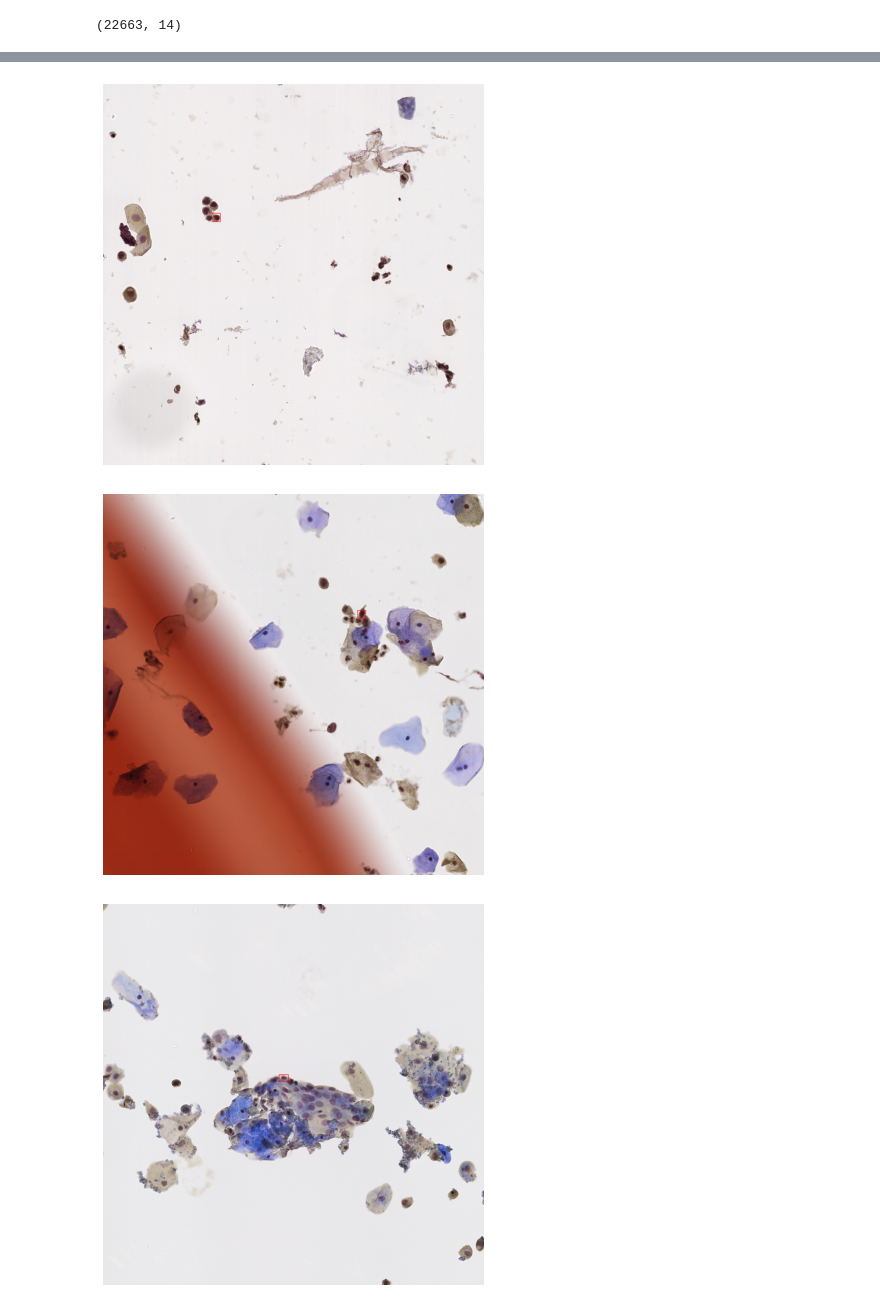
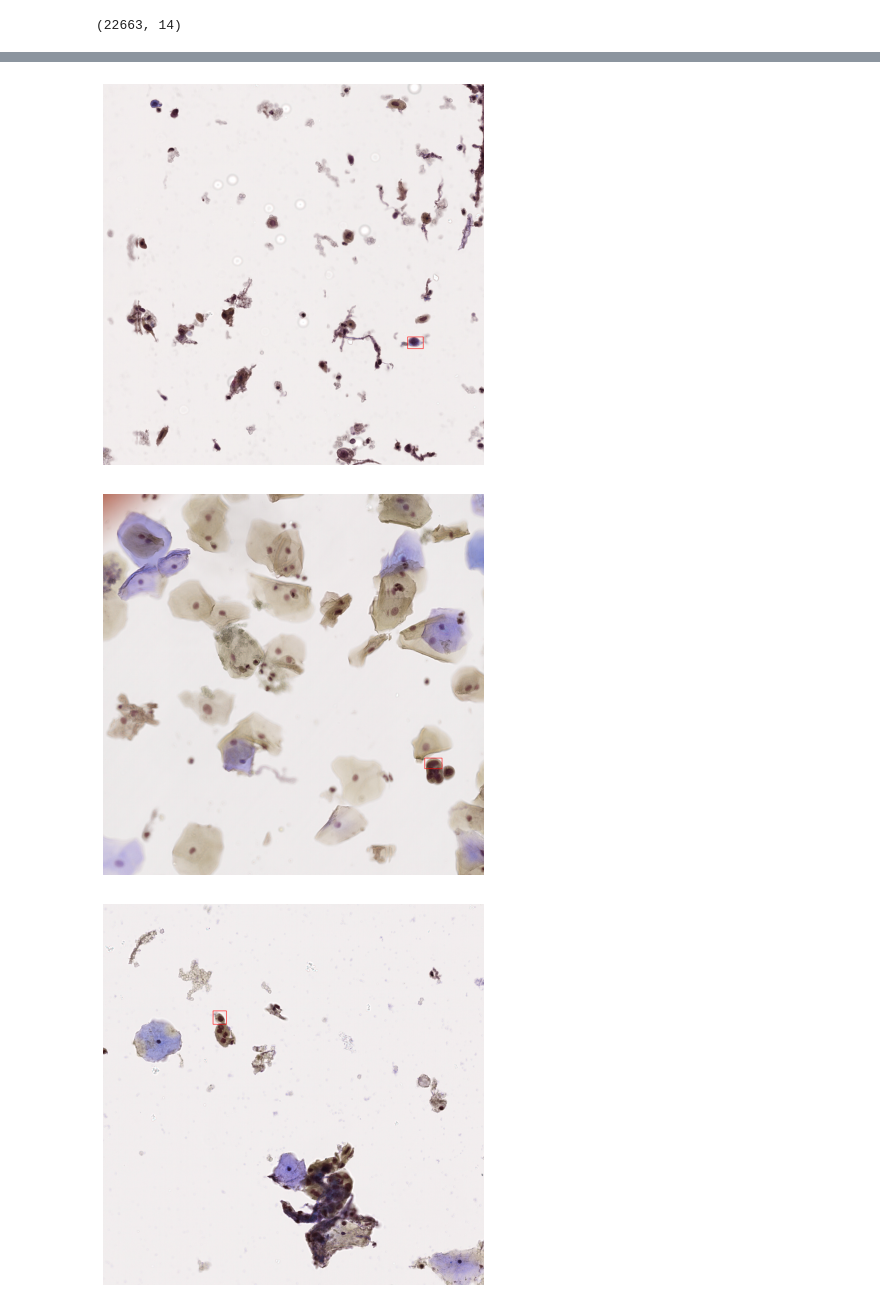
Before and after one commit to YuBeomGon/clf_from_roi, a Jupyter notebook: prepare_data/notebooks/check_small.ipynb, the cells around one changed output, grey strips where cells are left out. Drawn from its saved outputs; the diff is of its cells as text; code cells hidden in the pictures.

Commit message:
checking big and small image

```diff
--- a/prepare_data/notebooks/check_small.ipynb
+++ b/prepare_data/notebooks/check_small.ipynb
@@ -74,7 +78,7 @@ df = df.sort_values('area', axis=0)
 # %%
 rel_path = '../../lbp_data/'
 
-for NUM in range(10) :
+for NUM in range(500,510) :
     path = rel_path + df[['file_name']].values[NUM][0]
     boxes = df[['xmin', 'ymin', 'w', 'h']].values[NUM]
     label = df[['label']].values[NUM]
@@ -102,3 +106,3 @@ for NUM in range(10) :
-[figure, old version]
+[figure, new version]
-[figure, old version]
+[figure, new version]
-[figure, old version]
+[figure, new version]
```
Also changed, not shown: parts of 2 cells of this notebook, 1 other file.
